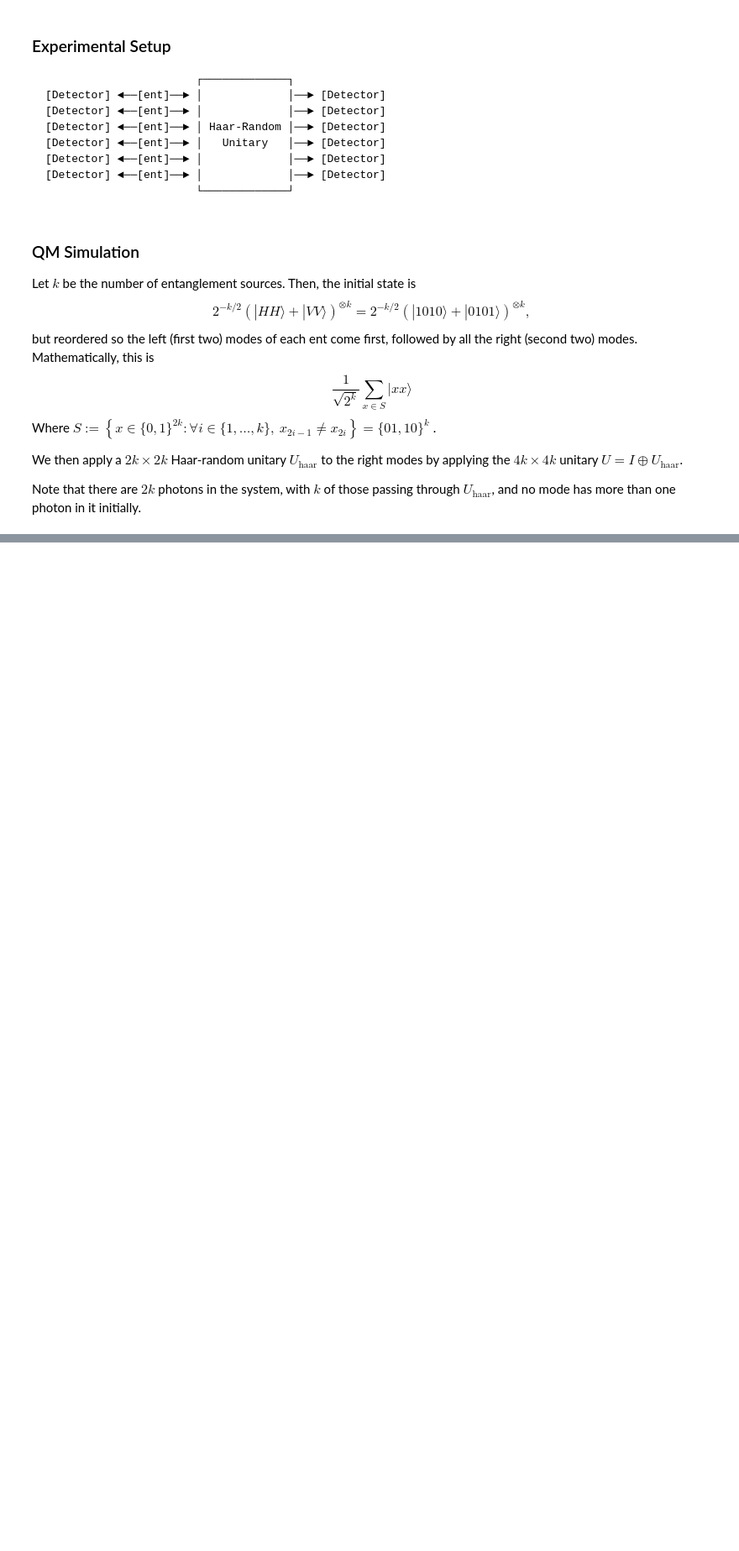
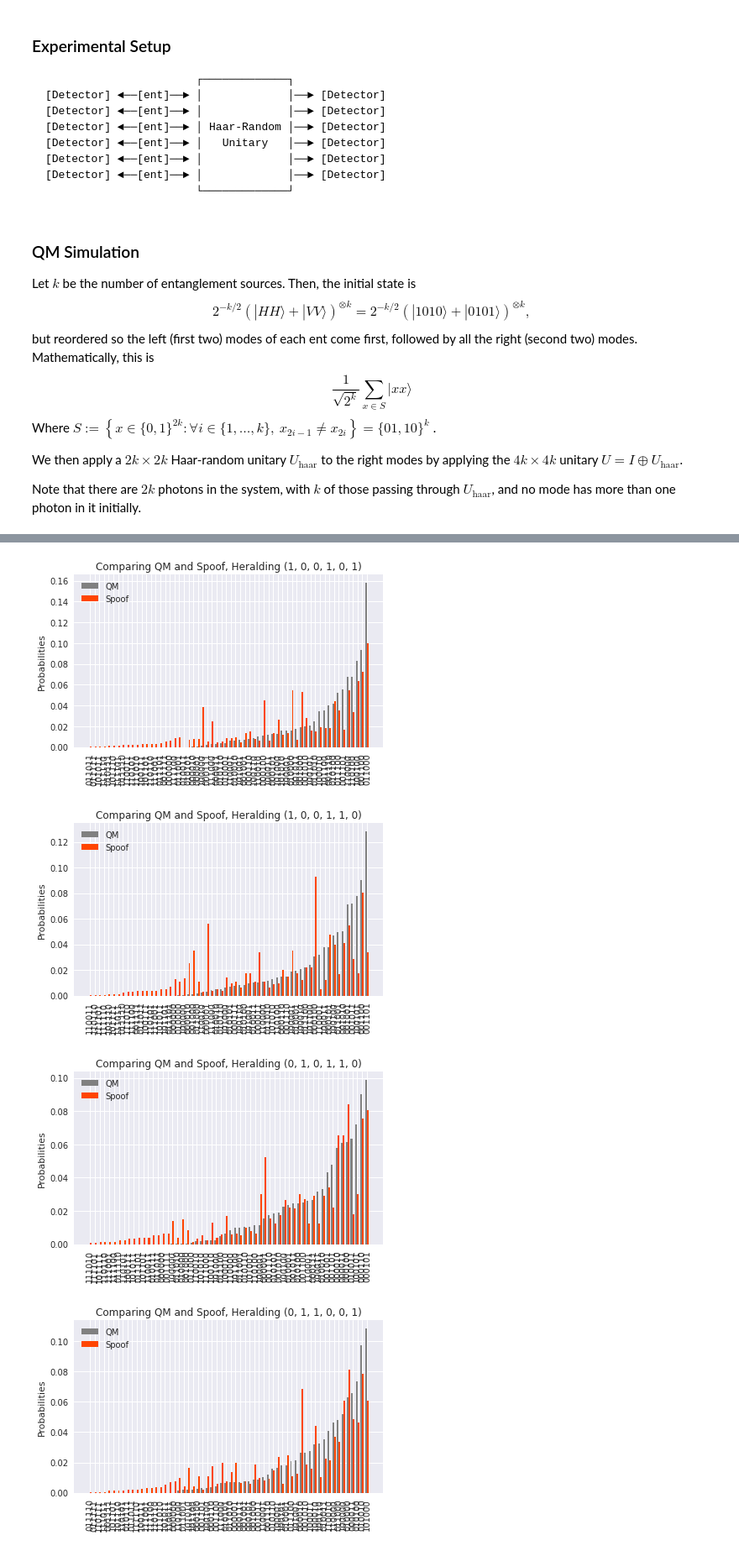
Before and after one commit to ironak/GaussianBosonSampling, a Jupyter notebook: experiments.ipynb, the cells around one changed output, grey strips where cells are left out. Shown: that part at 84% size. Saved outputs shown, nothing was run; the diff lists cells and outputs as text; code cells hidden in the pictures; blank space fills up the shorter version.

```diff
--- a/experiments.ipynb
+++ b/experiments.ipynb
@@ -264,8 +274,3 @@ def estu(num_src, U=None, heralds=None, postselection=None, N=1000):
         plt.show()
 
     return qm_distrs, stoch_distrs
-# %%
-n = 3
-m = 2*n
-anti_bunching = get_antibunching_states(n,m)
-qm_distrs, stoch_distrs = estu(n, postselection=anti_bunching, N=1000000)
@@ -297,0 +632,39 @@ qm_distrs, stoch_distrs = estu(2, U=U, heralds=[(0,1,1,0)], N=1000000)
+# %%
+def estu(
+    num_src,
+    U=None,
+    heralds=None,
+    r=1,
+    herald_gamma=DEFAULT_MEAS_THRESH,
+    out_gamma=DEFAULT_MEAS_THRESH,
+    N=1000000
+):
+    '''Entanglement Sources Through Unitary (ESTU) experiment.
+    Defaults to applying Haar-Random Unitary to all possible
+    lossless heralds. No postselection. Converts Fock states
+    to 0/1 detection events.'''
+
+    n = num_src     # each ent sends one photon to the right
+    m = 2*num_src   # two modes exit the right side of each ent (rH,rV)
+
+    if U is None:
+        U = qr_haar(m)
+    if not is_unitary(U):
+        raise ValueError('U must be unitary.')
+    if U.shape != (m, m):
+        raise ValueError(f'Unitary must act on {m} modes.')
+
+    if heralds is None:
+        heralds = get_lossless_estu_heralds(num_src)
+
+    qm_distrs = qm_estu(U, heralds)
+    stoch_distrs = stoch_estu(U, heralds, r, herald_gamma, out_gamma, N)
+
+    return qm_distrs, stoch_distrs
+# %%
+plot_qm_vs_stoch(*estu(3))
+# %% [output]
+[figure, added]
+[figure, added]
+[figure, added]
+[figure, added]
```
Also changed, not shown: parts of 15 cells of this notebook, 1 other file.
